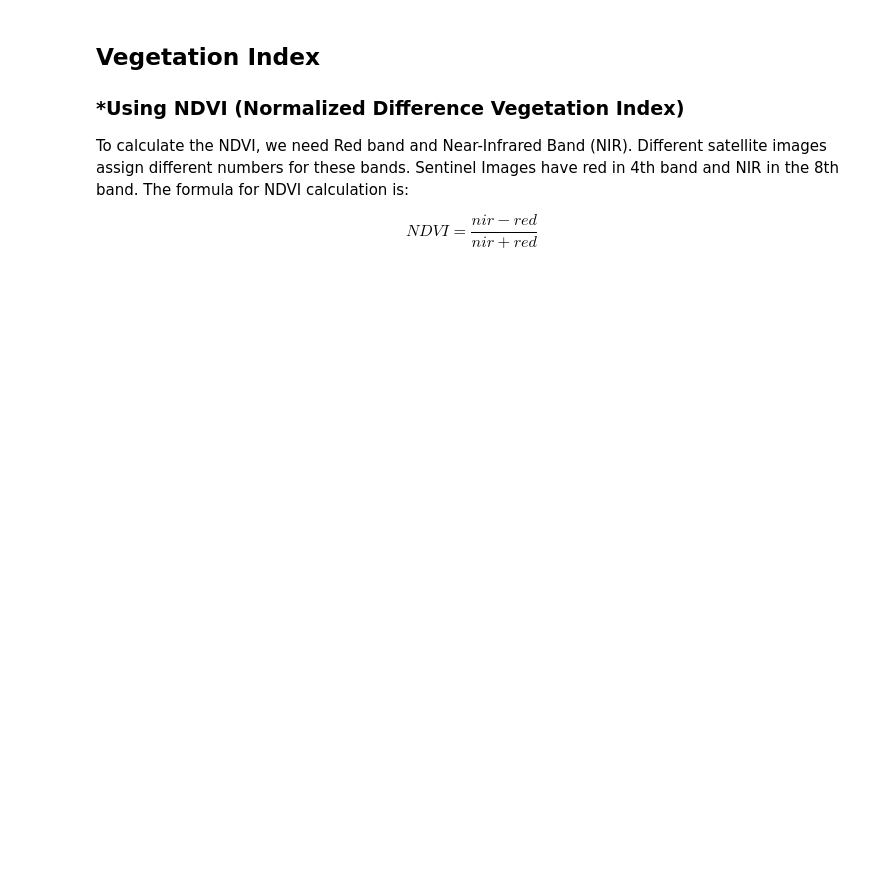
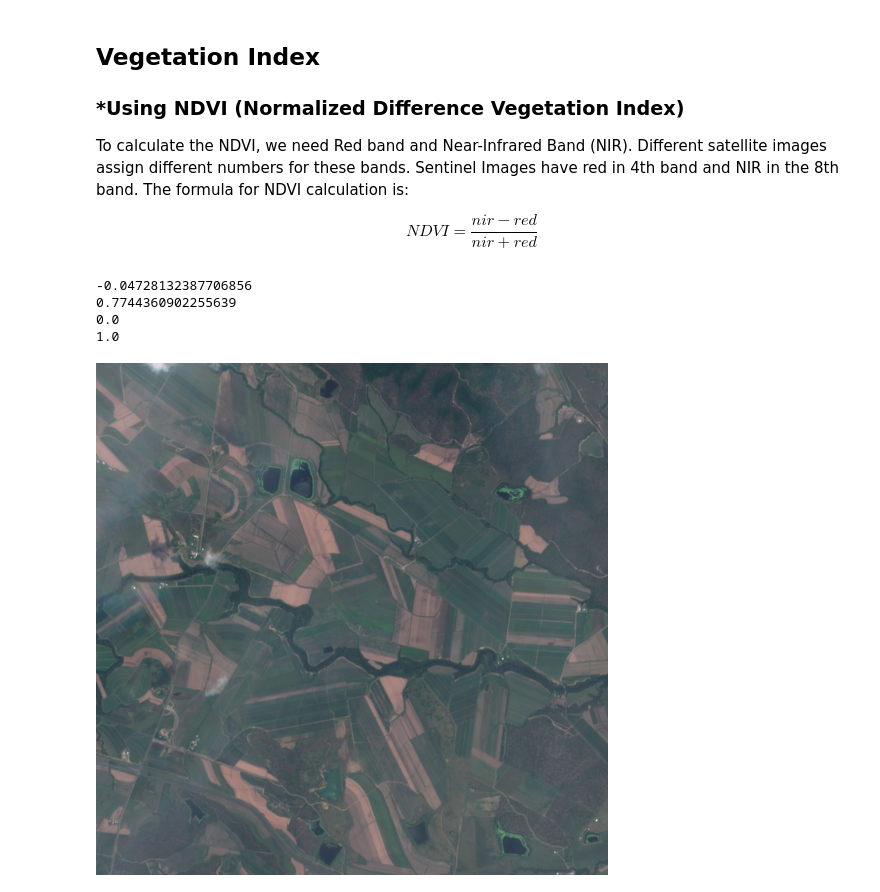
Before and after one commit to Phoebe0222/datathon, a Jupyter notebook: dataprep/NDVI.ipynb, the cells around one changed output. Drawn from its saved outputs; the diff is of its cells as text; code cells hidden in the pictures; blank space fills up the shorter version.

```diff
--- a/dataprep/NDVI.ipynb
+++ b/dataprep/NDVI.ipynb
@@ -32,6 +32,10 @@ from PIL import Image, ImageDraw
 import glob
 import os
 import numpy as np
+import matplotlib.pyplot as plt
+from matplotlib import colors
+
+
 
 # The initial release contains only one tile, so lets hardcode its location
 # here.  When you have more tiles, you can update this
@@ -47,22 +51,22 @@ IS_IN_MASK_PIXEL_VALUE = (0, 0, 0, 255)
 TILE_WIDTH_PX = 512
 TILE_HEIGHT_PX = 512
 
-def get_timeseries_image_paths(tile_x, tile_y, band, date):
-    path = f"./data/sentinel-2a-tile-{tile_x}x-{tile_y}y/timeseries/{tile_x}-{tile_y}-{band}-{date}.png"
+def get_cropped_image_paths(tile_x, tile_y, band, date):
+    path = f"./data/sentinel-2a-tile-{tile_x}x-{tile_y}y/cropped/cropped-{tile_x}-{tile_y}-{band}-{date}.png"
     #path = glob.glob(path)
     #path = path[0] # get the first date
     return path
 
 def get_red(tile_x, tile_y, date):
     band = 'B04'
-    path = get_timeseries_image_paths(tile_x, tile_y, band , date)
+    path = get_cropped_image_paths(tile_x, tile_y, band , date)
     b4 = rio.open(path)
     red = b4.read()
     return red.astype(float)
 
 def get_nir(tile_x, tile_y, date):
     band = 'B08'
-    path = get_timeseries_image_paths(tile_x, tile_y, band, date)
+    path = get_cropped_image_paths(tile_x, tile_y, band, date)
     b8 = rio.open(path)
     nir = b8.read()
     return nir.astype(float)
@@ -85,0 +78,21 @@ img.show()
+# %%
+ndvi = NDVI(TILE_X, TILE_Y,'2016-12-22')
+
+min=np.min(ndvi)
+max=np.max(ndvi)
+print(min);print(max)
+
+ndvi_scale = ndvi - min
+max = np.max(ndvi_scale)
+ndvi_scale = ndvi_scale/max # scale to 0~100%
+print(np.min(ndvi_scale));print(np.max(ndvi_scale))
+# %% [output]
+-0.04728132387706856
+0.7744360902255639
+0.0
+1.0
+# %%
+img = Image.open(get_timeseries_image_paths(TILE_X, TILE_Y,date = '2016-12-22', band = 'TCI'))
+img
+# %% [output]
+[figure, added]
```
Also changed, not shown: parts of 4 cells of this notebook, 2 other files.
